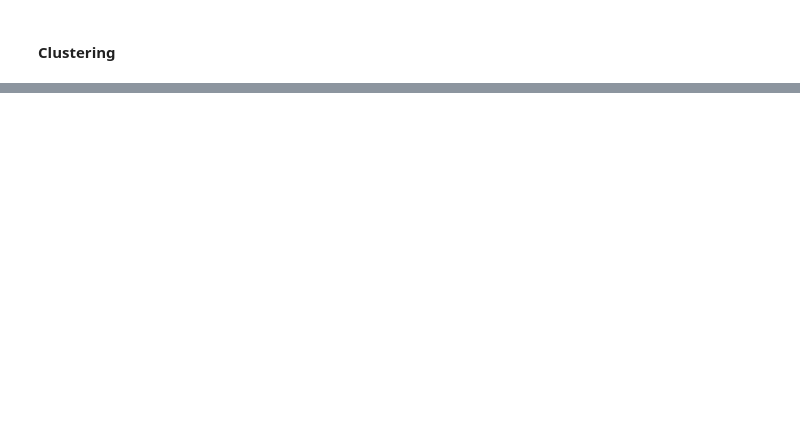
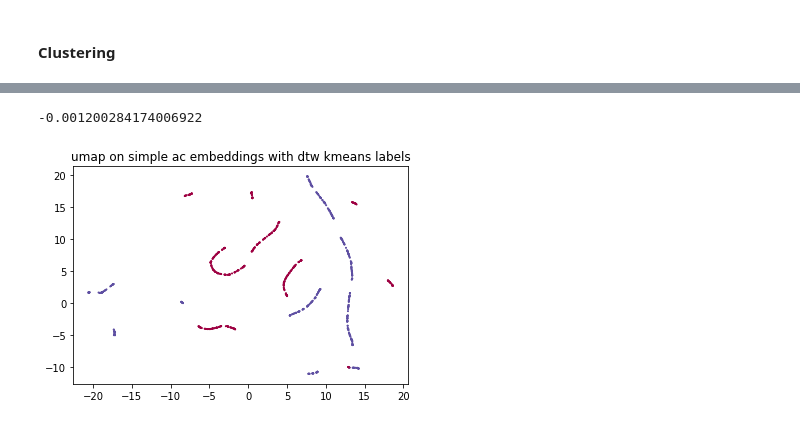
Before and after one commit to vtsch/mt-vt, a Jupyter notebook: 07_embeddings_kmeans_irregular.ipynb, the cells around one changed output, grey strips where cells are left out. Drawn from its saved outputs; the diff is of its cells as text; code cells hidden in the pictures; blank space fills up the shorter version.

```diff
--- a/07_embeddings_kmeans_irregular.ipynb
+++ b/07_embeddings_kmeans_irregular.ipynb
@@ -732,3 +813,7 @@ plt.scatter(umap_2d[:, 0], umap_2d[:, 1], c=y_train, s=0.1, cmap='Spectral')
 # %%
-plt.title("umap on lstm ac embeddings with kmeans labels")
-plt.scatter(umap_2d[:, 0], umap_2d[:, 1], c=kmeans_labels, s=0.1, cmap='Spectral')
+plt.title("umap on simple ac embeddings with dtw kmeans labels")
+plt.scatter(umap_2d[:, 0], umap_2d[:, 1], c=dtwkmeans_labels, s=1, cmap='Spectral')
+adjusted_rand_score(y_test, kmeans_labels)
+# %% [output]
+-0.001200284174006922
+[figure, added]
```
Also changed, not shown: parts of 31 cells of this notebook.
